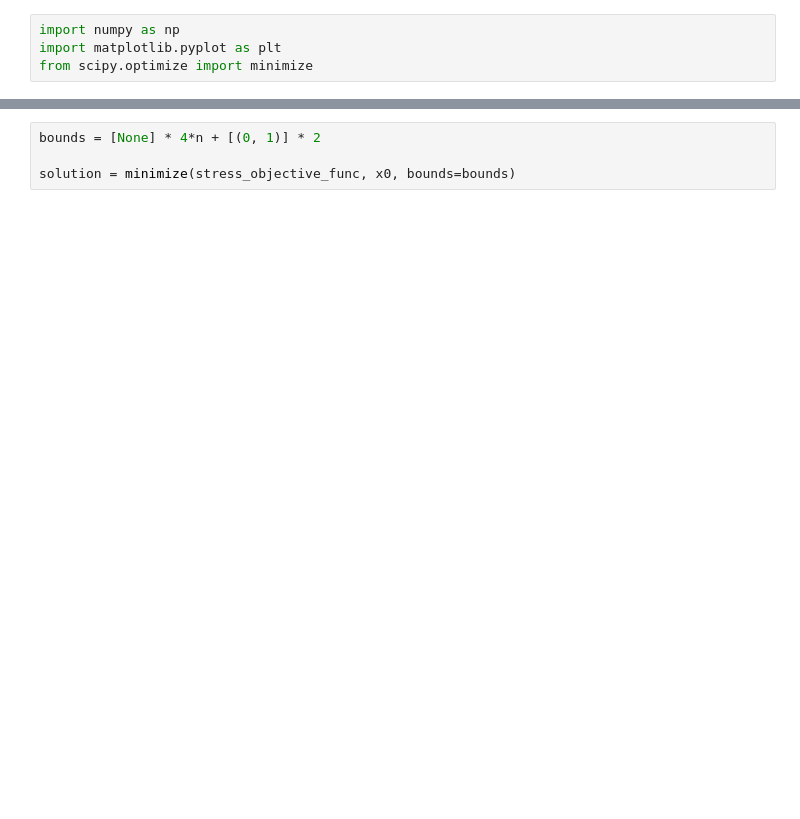
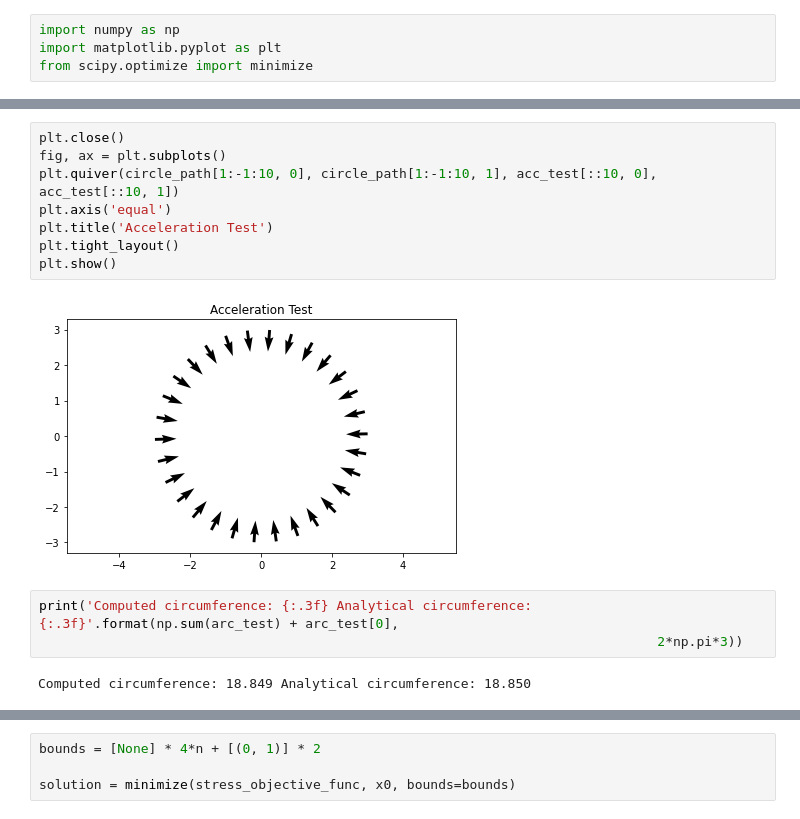
Before and after one commit to sfunderbots/Mechanical, a Jupyter notebook: code/dribbler_spring_optimization.ipynb, the cells around one changed output, grey strips where cells are left out. Saved outputs shown, nothing was run; the diff lists cells and outputs as text; blank space fills up the shorter version.

```diff
--- a/code/dribbler_spring_optimization.ipynb
+++ b/code/dribbler_spring_optimization.ipynb
@@ -58,0 +132,15 @@ def arc_length(r):
+# %%
+plt.close()
+fig, ax = plt.subplots()
+plt.quiver(circle_path[1:-1:10, 0], circle_path[1:-1:10, 1], acc_test[::10, 0], acc_test[::10, 1])
+plt.axis('equal')
+plt.title('Acceleration Test')
+plt.tight_layout()
+plt.show()
+# %% [output]
+[figure, added]
+# %%
+print('Computed circumference: {:.3f} Analytical circumference: {:.3f}'.format(np.sum(arc_test) + arc_test[0],
+                                                                               2*np.pi*3))
+# %% [output]
+Computed circumference: 18.849 Analytical circumference: 18.850
```
Also changed, not shown: parts of 13 cells of this notebook.
